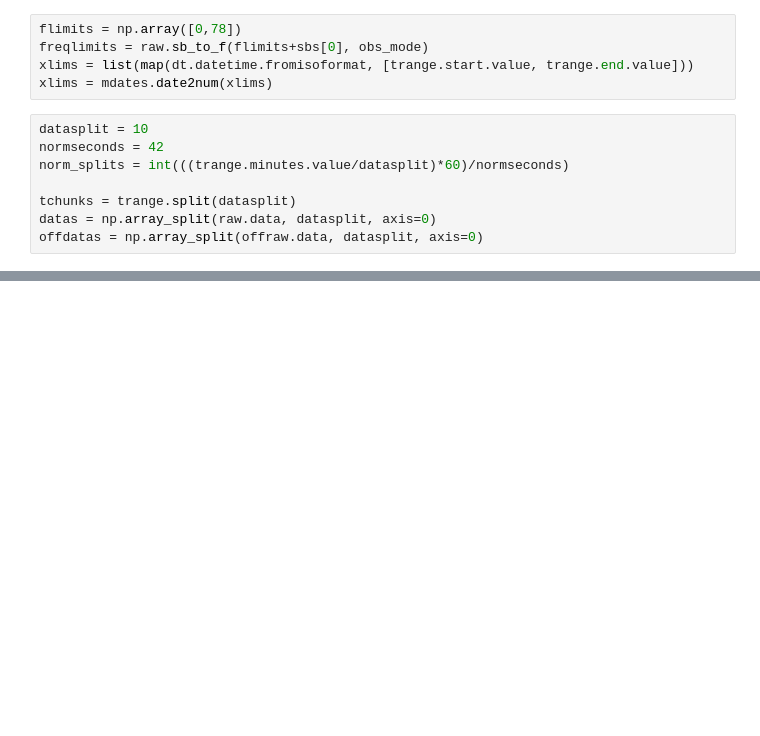
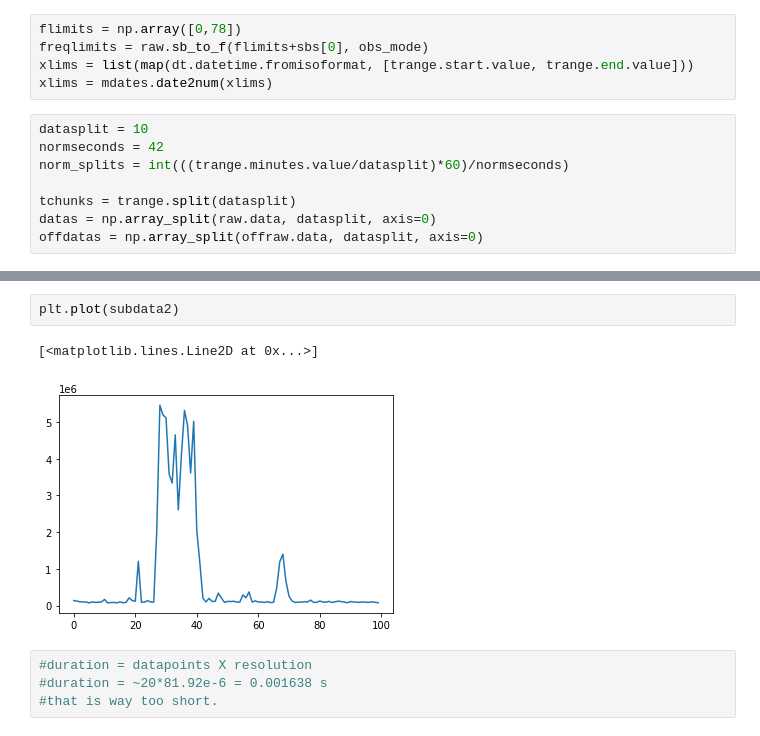
Before and after one commit to ofionnad/ilofar-data, a Jupyter notebook: 20201215_uranus/notebooks/bg_removal_offbeam.ipynb, the cells around one changed output, grey strips where cells are left out. Cells and saved outputs as stored; diff of their text form; blank space fills up the shorter version.

```diff
--- a/20201215_uranus/notebooks/bg_removal_offbeam.ipynb
+++ b/20201215_uranus/notebooks/bg_removal_offbeam.ipynb
@@ -153,0 +204,9 @@ Analysing chunk #10 of data
+# %%
+plt.plot(subdata2)
+# %% [output]
+[<matplotlib.lines.Line2D at 0x...>]
+[figure, added]
+# %%
+#duration = datapoints X resolution
+#duration = ~20*81.92e-6 = 0.001638 s
+#that is way too short.
```
Also changed, not shown: parts of 18 cells of this notebook, 2 other files.
